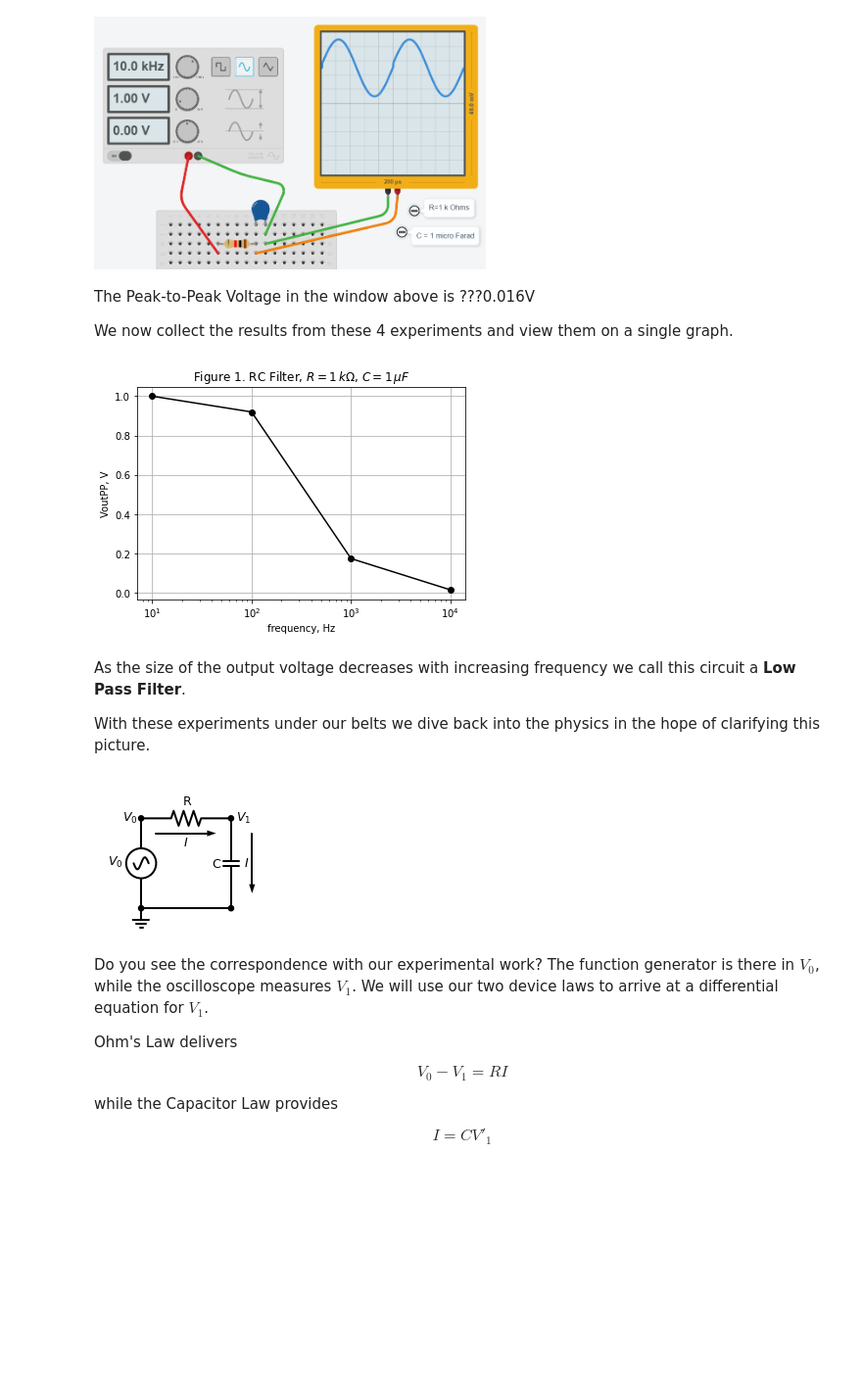
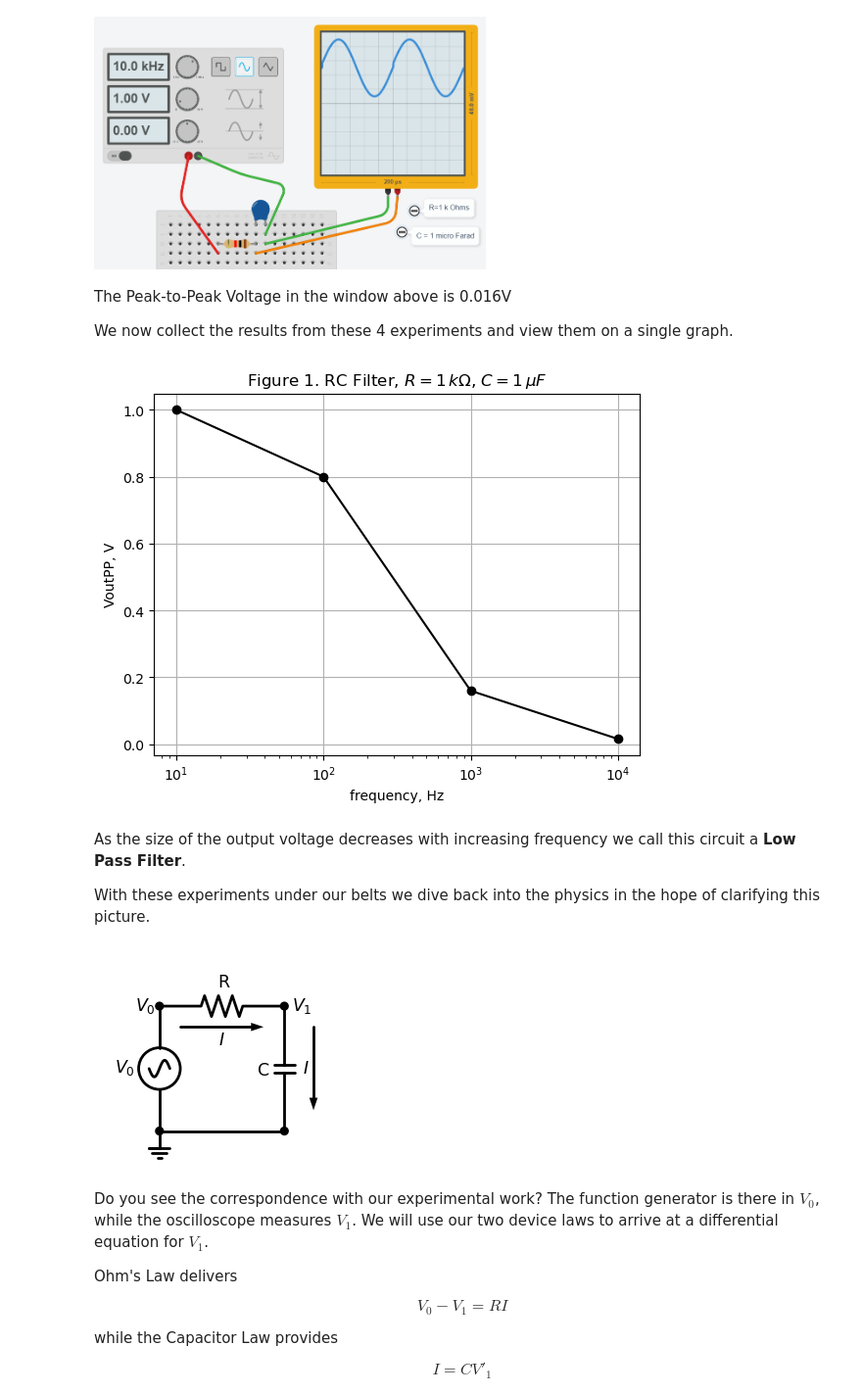
Before and after one commit to steve-cox-LA/Physics-III-for-Engineers24, a Jupyter notebook: 5. RC Circuits I.ipynb, the cells around one changed output. Shown at 98% size. Cells and saved outputs as stored; diff of their text form; code cells hidden in the pictures; blank space fills up the shorter version.

```diff
--- a/5. RC Circuits I.ipynb
+++ b/5. RC Circuits I.ipynb
@@ -40,24 +40,24 @@ display.Image(b64decode(base64_data), width=400, height=200)
 # %% [output]
 [figure]
 # %% [markdown]
-The Peak-to-Peak Voltage in the window above is ???0.016V
+The Peak-to-Peak Voltage in the window above is 0.016V
 
 We now collect the results from these 4 experiments and view them on a single graph.
 # %%
 # we now graph the peak-to-peak output voltage over the range of frequencies
 
 import matplotlib.pyplot as plt
 import numpy as np
 
 freq = np.array([1e1, 1e2, 1e3, 1e4])
-VoutPP = np.array([1, 0.92, 175e-3, 16e-3])  # read from oscilloscope. Be CAREFUL to note V or mV or ...
+VoutPP = np.array([1, 0.8, 0.16, 0.016])  # read from oscilloscope. Be CAREFUL to note V or mV or ...
 plt.semilogx(freq, VoutPP, 'ko-')
 plt.grid('on')
 plt.xlabel('frequency, Hz')
 plt.ylabel('VoutPP, V')
 plt.title('Figure 1. RC Filter, $R=1\,k\Omega$, $C=1\,\mu F$');
 # %% [output]
-[figure, old version]
+[figure, new version]
 # %% [markdown]
 As the size of the output voltage decreases with increasing frequency we call this circuit a **Low Pass Filter**.
 
@@ -78,11 +78,11 @@ with schemdraw.Drawing() as d:
     d += (C := elm.Capacitor().down().label('C').dot())
     d += elm.CurrentLabel(top=True, ofst=.7).at(C).label('$I$').down()
 
-    d += elm.Line().tox(V0.start).dot
+    d += elm.Line().tox(V0.start).dot()
 
     d += elm.Ground()
 # %% [output]
-[figure, old version]
+[figure, new version]
 # %% [markdown]
 Do you see the correspondence with our experimental work? The function generator is there in $V_0$, while the oscilloscope measures $V_1$. We will use our two device laws to arrive at a differential equation for $V_1$.
 
```
Also changed, not shown: parts of 6 cells of this notebook, 3 other files.
